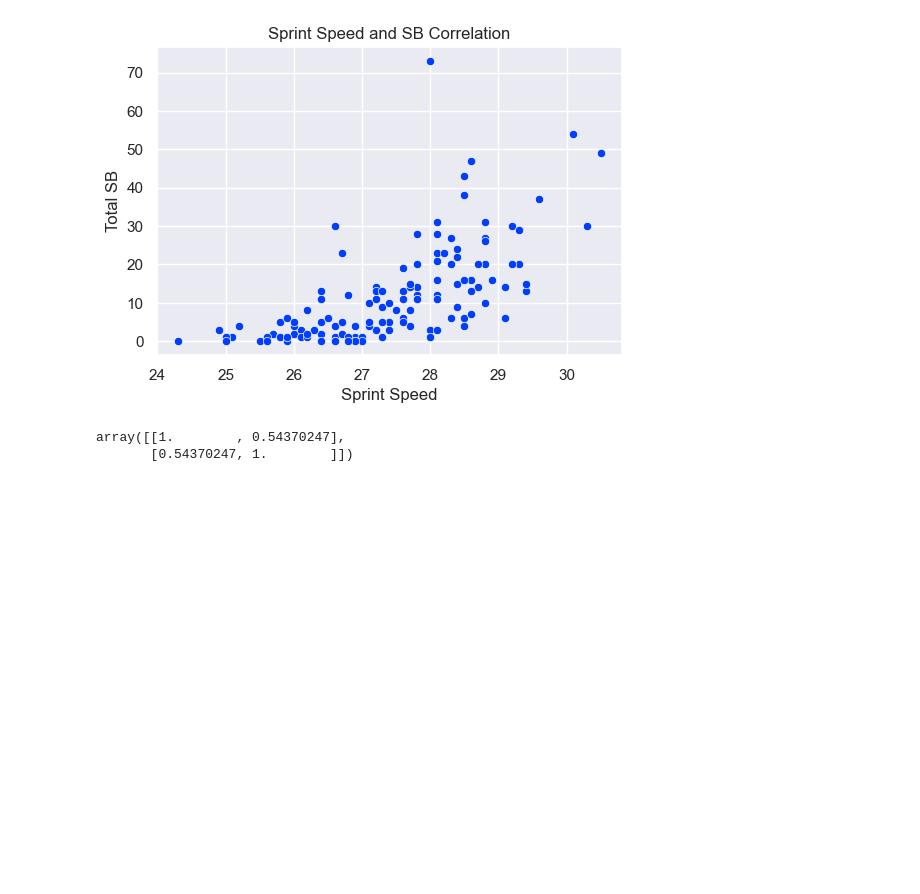
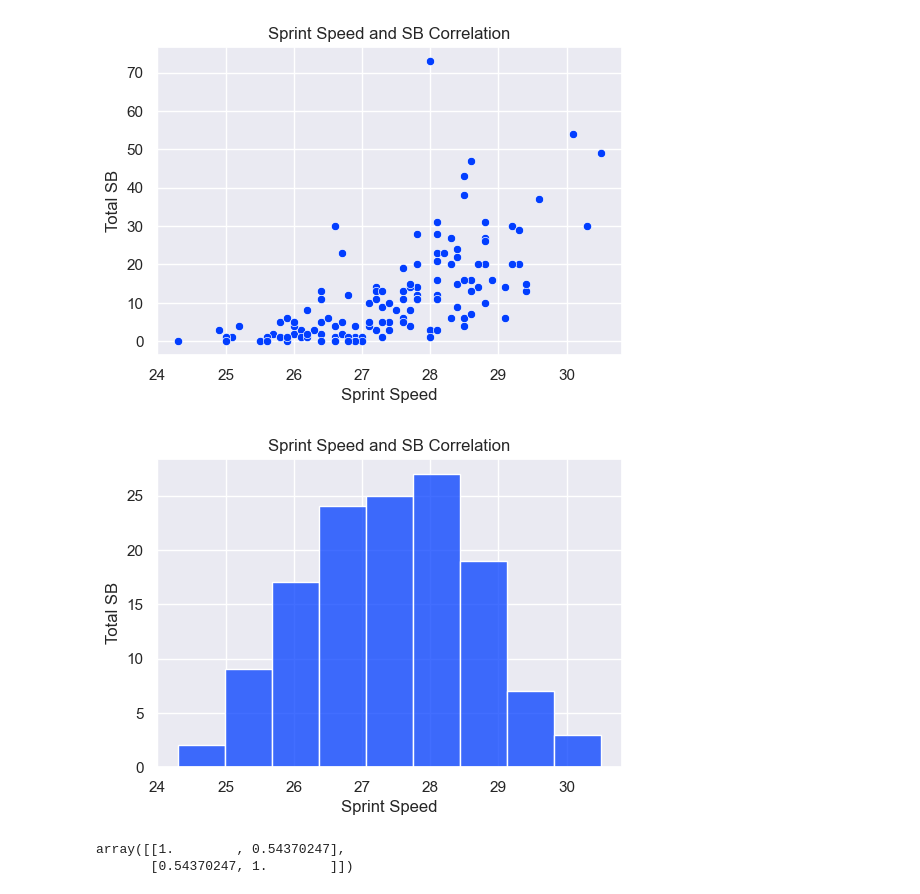
Before and after one commit to scarlettvalentin/mlb_stolen_bases, a Jupyter notebook: notebook.ipynb, the cells around one changed output. Drawn from its saved outputs; the diff is of its cells as text; code cells hidden in the pictures; blank space fills up the shorter version.

Commit message:
sprint speed hist, top_10 scatterplot

```diff
--- a/notebook.ipynb
+++ b/notebook.ipynb
@@ -325,6 +325,13 @@ corr
 array([[1.      , 0.645063],
        [0.645063, 1.      ]])
 [figure]
+# %%
+ax = sns.histplot(df_2023, x='Sprint_Speed')
+ax.set_xlabel('Sprint Speed')
+ax.set_ylabel('Total SB')
+ax.set_title('Sprint Speed and SB Correlation');
+# %% [output]
+[figure, added]
 # %%
 ax = sns.scatterplot(df_2023, x='N_Bolts', y='R_Total_Stolen_Base')
 ax.set_xlabel('Bolts')
```
Also changed, not shown: parts of 3 cells of this notebook.
